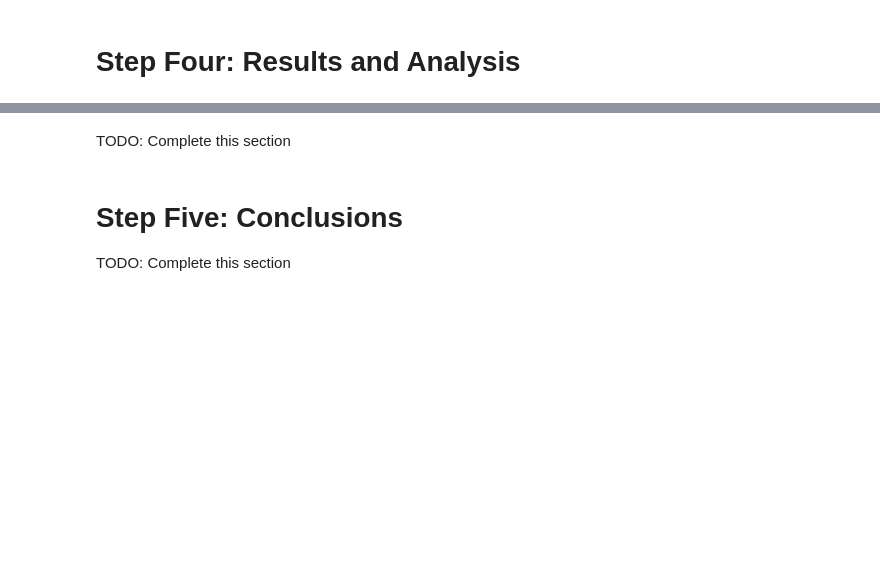
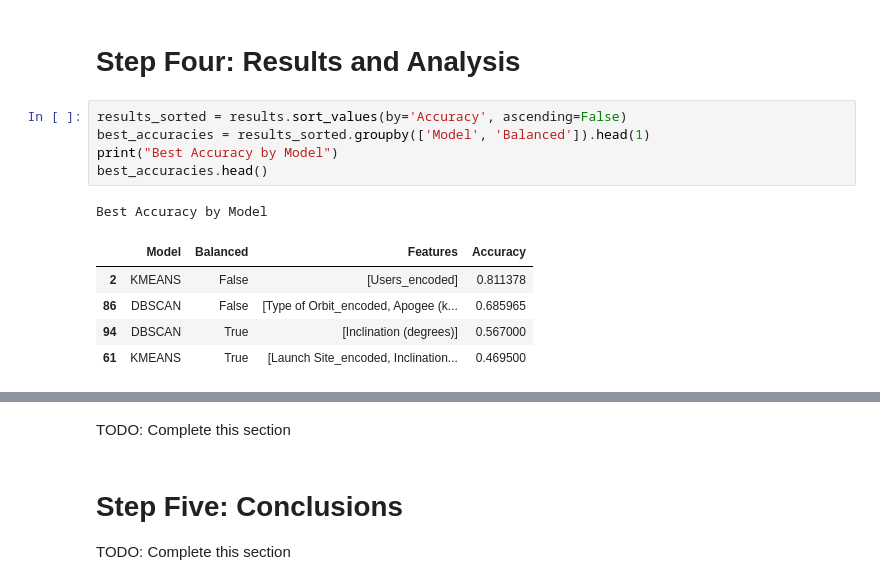
Before and after one commit to iffigueroa/Satellite-Classification, a Jupyter notebook: unsupervised_satellite_classification.ipynb, the cells around one changed output, grey strips where cells are left out. Saved outputs shown, nothing was run; the diff lists cells and outputs as text; blank space fills up the shorter version.

```diff
--- a/unsupervised_satellite_classification.ipynb
+++ b/unsupervised_satellite_classification.ipynb
@@ -348,4 +476,16 @@ Now that we've picked our model features, lets evaluate the model.
 # %% [markdown]
 # Step Four: Results and Analysis
+# %%
+results_sorted = results.sort_values(by='Accuracy', ascending=False)
+best_accuracies = results_sorted.groupby(['Model', 'Balanced']).head(1)
+print("Best Accuracy by Model")
+best_accuracies.head()
+# %% [output]
+Best Accuracy by Model
+|  | Model | Balanced | Features | Accuracy |
+| 2 | KMEANS | False | [Users_encoded] | 0.811378 |
+| 86 | DBSCAN | False | [Type of Orbit_encoded, Apogee (k... | 0.685965 |
+| 94 | DBSCAN | True | [Inclination (degrees)] | 0.567000 |
+| 61 | KMEANS | True | [Launch Site_encoded, Inclination... | 0.469500 |
 # %%
 results_sorted = results.sort_values(by='Accuracy', ascending=False)
```
Also changed, not shown: parts of 23 cells of this notebook.
